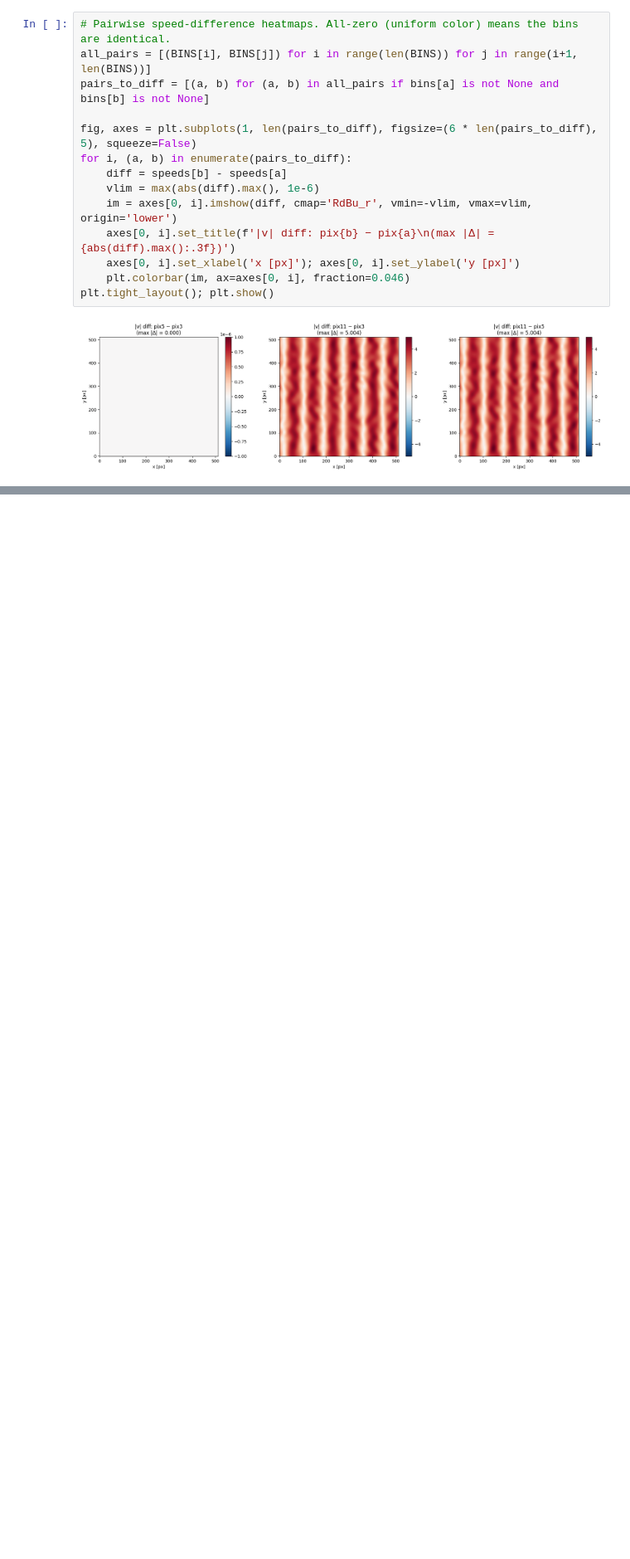
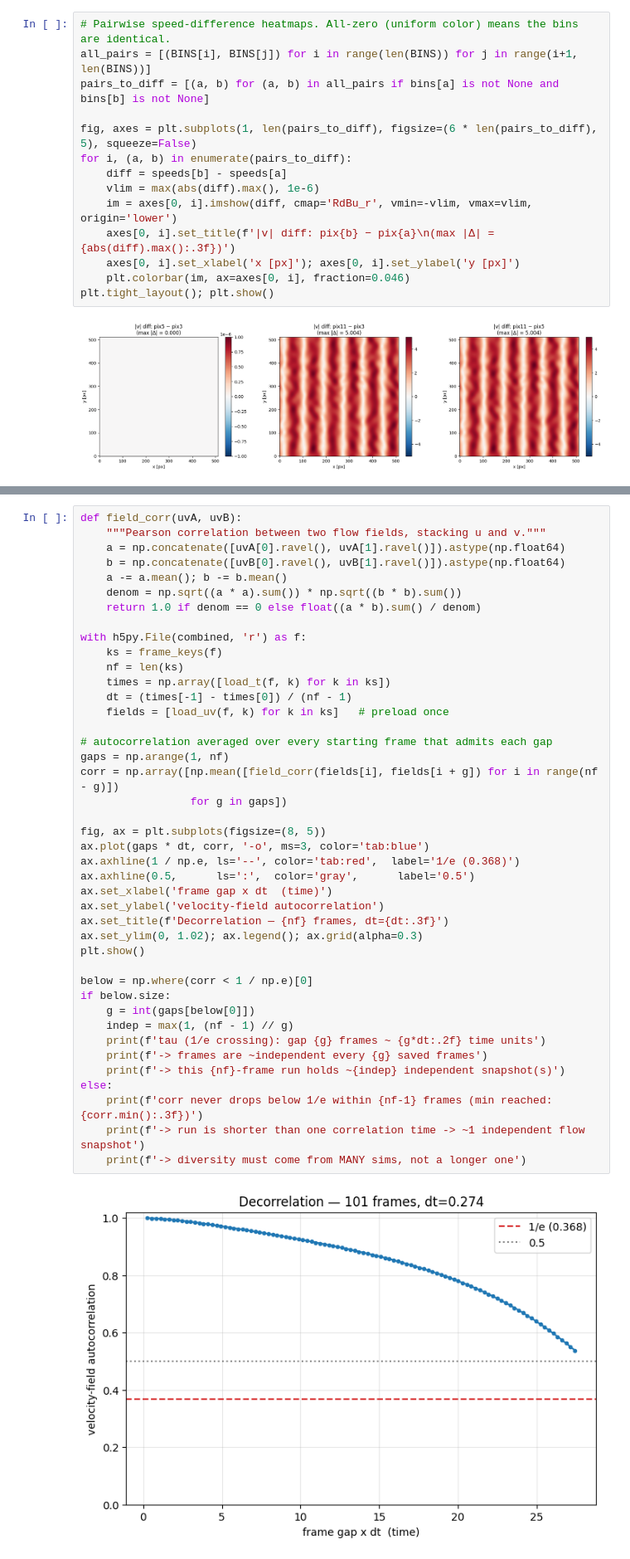
Before and after one commit to Surf-Lab-URI/ml-training, a Jupyter notebook: visualize_pair.ipynb, the cells around one changed output, grey strips where cells are left out. Shown at 83% size. Saved outputs shown, nothing was run; the diff lists cells and outputs as text; blank space fills up the shorter version.

```diff
--- a/visualize_pair.ipynb
+++ b/visualize_pair.ipynb
@@ -349,0 +445,44 @@ plt.tight_layout(); plt.show()
+# %%
+def field_corr(uvA, uvB):
+    """Pearson correlation between two flow fields, stacking u and v."""
+    a = np.concatenate([uvA[0].ravel(), uvA[1].ravel()]).astype(np.float64)
+    b = np.concatenate([uvB[0].ravel(), uvB[1].ravel()]).astype(np.float64)
+    a -= a.mean(); b -= b.mean()
+    denom = np.sqrt((a * a).sum()) * np.sqrt((b * b).sum())
+    return 1.0 if denom == 0 else float((a * b).sum() / denom)
+
+with h5py.File(combined, 'r') as f:
+    ks = frame_keys(f)
+    nf = len(ks)
+    times = np.array([load_t(f, k) for k in ks])
+    dt = (times[-1] - times[0]) / (nf - 1)
+    fields = [load_uv(f, k) for k in ks]   # preload once
+
+# autocorrelation averaged over every starting frame that admits each gap
+gaps = np.arange(1, nf)
+corr = np.array([np.mean([field_corr(fields[i], fields[i + g]) for i in range(nf - g)])
+                 for g in gaps])
+
+fig, ax = plt.subplots(figsize=(8, 5))
+ax.plot(gaps * dt, corr, '-o', ms=3, color='tab:blue')
+ax.axhline(1 / np.e, ls='--', color='tab:red',  label='1/e (0.368)')
+ax.axhline(0.5,      ls=':',  color='gray',      label='0.5')
+ax.set_xlabel('frame gap x dt  (time)')
+ax.set_ylabel('velocity-field autocorrelation')
+ax.set_title(f'Decorrelation — {nf} frames, dt={dt:.3f}')
+ax.set_ylim(0, 1.02); ax.legend(); ax.grid(alpha=0.3)
+plt.show()
+
+below = np.where(corr < 1 / np.e)[0]
+if below.size:
+    g = int(gaps[below[0]])
+    indep = max(1, (nf - 1) // g)
+    print(f'tau (1/e crossing): gap {g} frames ~ {g*dt:.2f} time units')
+    print(f'-> frames are ~independent every {g} saved frames')
+    print(f'-> this {nf}-frame run holds ~{indep} independent snapshot(s)')
+else:
+    print(f'corr never drops below 1/e within {nf-1} frames (min reached: {corr.min():.3f})')
+    print(f'-> run is shorter than one correlation time -> ~1 independent flow snapshot')
+    print(f'-> diversity must come from MANY sims, not a longer one')
+# %% [output]
+[figure, added]
```
Also changed, not shown: parts of 12 cells of this notebook, 3 other files.
